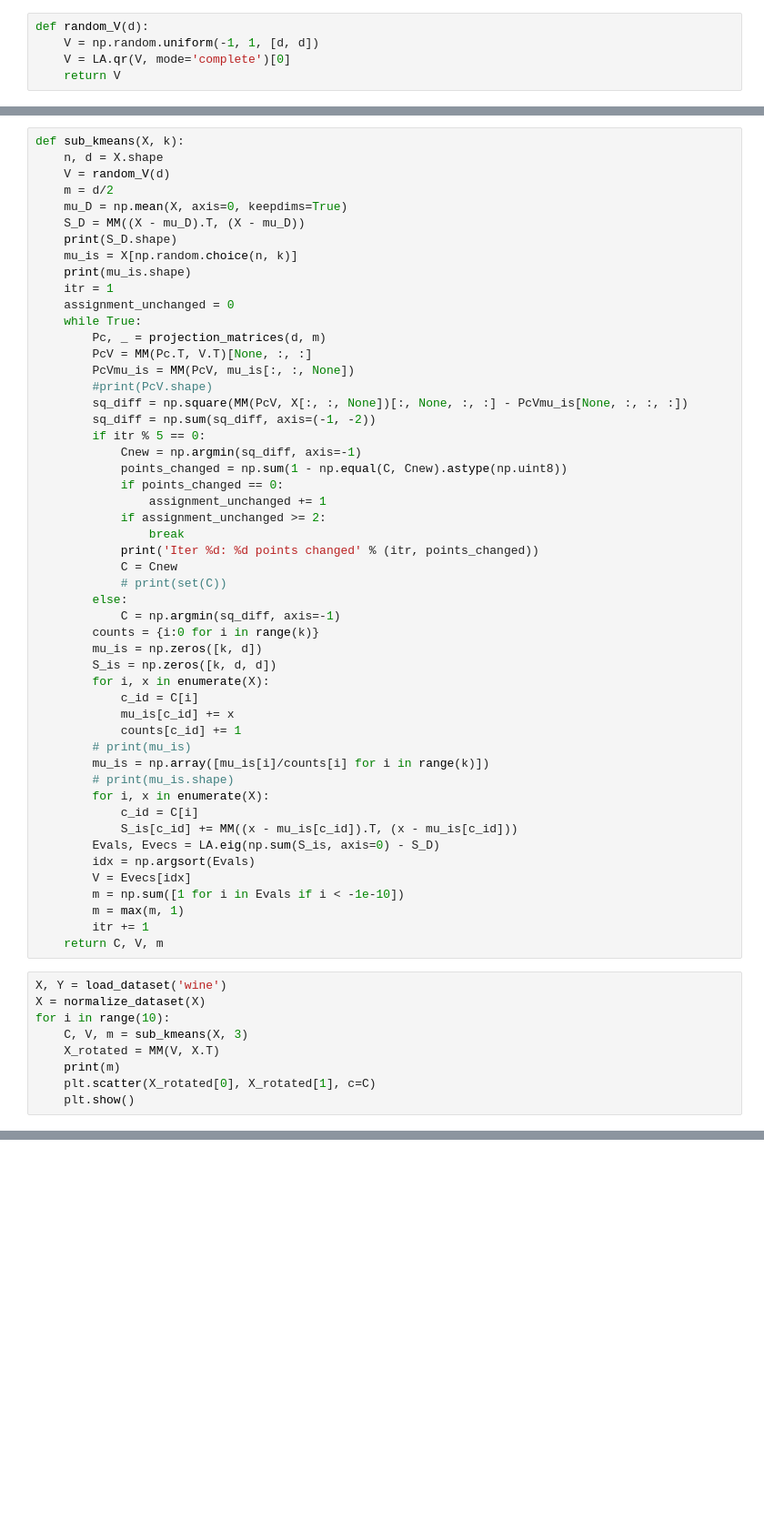
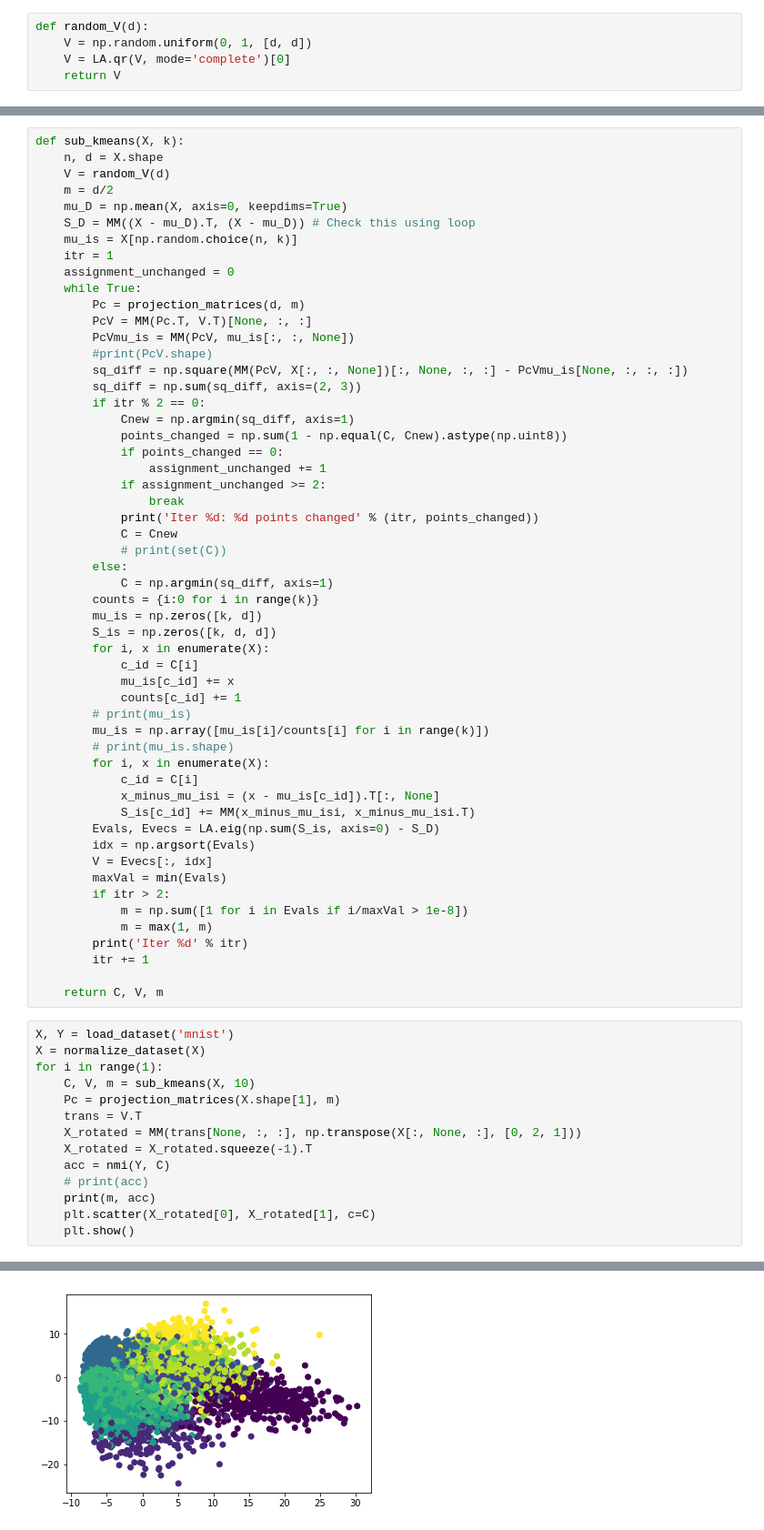
Before and after one commit to abdulfatir/subKmeans, a Jupyter notebook: SubKMeans-Numpy.ipynb, the cells around one changed output, grey strips where cells are left out. Shown at 91% size. Drawn from its saved outputs; the diff is of its cells as text; blank space fills up the shorter version.

```diff
--- a/SubKMeans-Numpy.ipynb
+++ b/SubKMeans-Numpy.ipynb
@@ -45,7 +136,7 @@ def normalize_dataset(X):
     return X
 # %%
 def random_V(d):
-    V = np.random.uniform(-1, 1, [d, d])
+    V = np.random.uniform(0, 1, [d, d])
     V = LA.qr(V, mode='complete')[0]
     return V
 # %%
@@ -60,21 +151,19 @@ def sub_kmeans(X, k):
     V = random_V(d)
     m = d/2
     mu_D = np.mean(X, axis=0, keepdims=True)
-    S_D = MM((X - mu_D).T, (X - mu_D))
-    print(S_D.shape)
+    S_D = MM((X - mu_D).T, (X - mu_D)) # Check this using loop
     mu_is = X[np.random.choice(n, k)]
-    print(mu_is.shape)
     itr = 1
     assignment_unchanged = 0
     while True:
-        Pc, _ = projection_matrices(d, m)
+        Pc = projection_matrices(d, m)
         PcV = MM(Pc.T, V.T)[None, :, :]
         PcVmu_is = MM(PcV, mu_is[:, :, None])
         #print(PcV.shape)
         sq_diff = np.square(MM(PcV, X[:, :, None])[:, None, :, :] - PcVmu_is[None, :, :, :])
-        sq_diff = np.sum(sq_diff, axis=(-1, -2))
-        if itr % 5 == 0:
-            Cnew = np.argmin(sq_diff, axis=-1)
+        sq_diff = np.sum(sq_diff, axis=(2, 3))
+        if itr % 2 == 0:
+            Cnew = np.argmin(sq_diff, axis=1)
             points_changed = np.sum(1 - np.equal(C, Cnew).astype(np.uint8))
             if points_changed == 0:
                 assignment_unchanged += 1
@@ -84,7 +173,7 @@ def sub_kmeans(X, k):
             C = Cnew
             # print(set(C))
         else:
-            C = np.argmin(sq_diff, axis=-1)
+            C = np.argmin(sq_diff, axis=1)
         counts = {i:0 for i in range(k)}
         mu_is = np.zeros([k, d])
         S_is = np.zeros([k, d, d])
@@ -97,20 +186,31 @@ def sub_kmeans(X, k):
         # print(mu_is.shape)
         for i, x in enumerate(X):
             c_id = C[i]
-            S_is[c_id] += MM((x - mu_is[c_id]).T, (x - mu_is[c_id]))
+            x_minus_mu_isi = (x - mu_is[c_id]).T[:, None]
+            S_is[c_id] += MM(x_minus_mu_isi, x_minus_mu_isi.T)
         Evals, Evecs = LA.eig(np.sum(S_is, axis=0) - S_D)
         idx = np.argsort(Evals)
-        V = Evecs[idx]
-        m = np.sum([1 for i in Evals if i < -1e-10])
-        m = max(m, 1)
+        V = Evecs[:, idx]
+        maxVal = min(Evals)
+        if itr > 2:
+            m = np.sum([1 for i in Evals if i/maxVal > 1e-8])
+            m = max(1, m)
+        print('Iter %d' % itr)
         itr += 1
+
     return C, V, m
 # %%
-X, Y = load_dataset('wine')
+X, Y = load_dataset('mnist')
 X = normalize_dataset(X)
-for i in range(10):
-    C, V, m = sub_kmeans(X, 3)
-    X_rotated = MM(V, X.T)
-    print(m)
+for i in range(1):
+    C, V, m = sub_kmeans(X, 10)
+    Pc = projection_matrices(X.shape[1], m)
+    trans = V.T
+    X_rotated = MM(trans[None, :, :], np.transpose(X[:, None, :], [0, 2, 1]))
+    X_rotated = X_rotated.squeeze(-1).T
+    acc = nmi(Y, C)
+    # print(acc)
+    print(m, acc)
     plt.scatter(X_rotated[0], X_rotated[1], c=C)
     plt.show()
+# %% [output]
@@ -116,0 +234 @@ for i in range(10):
+[figure, added]
```
Also changed, not shown: parts of 19 cells of this notebook, 1 other file.
